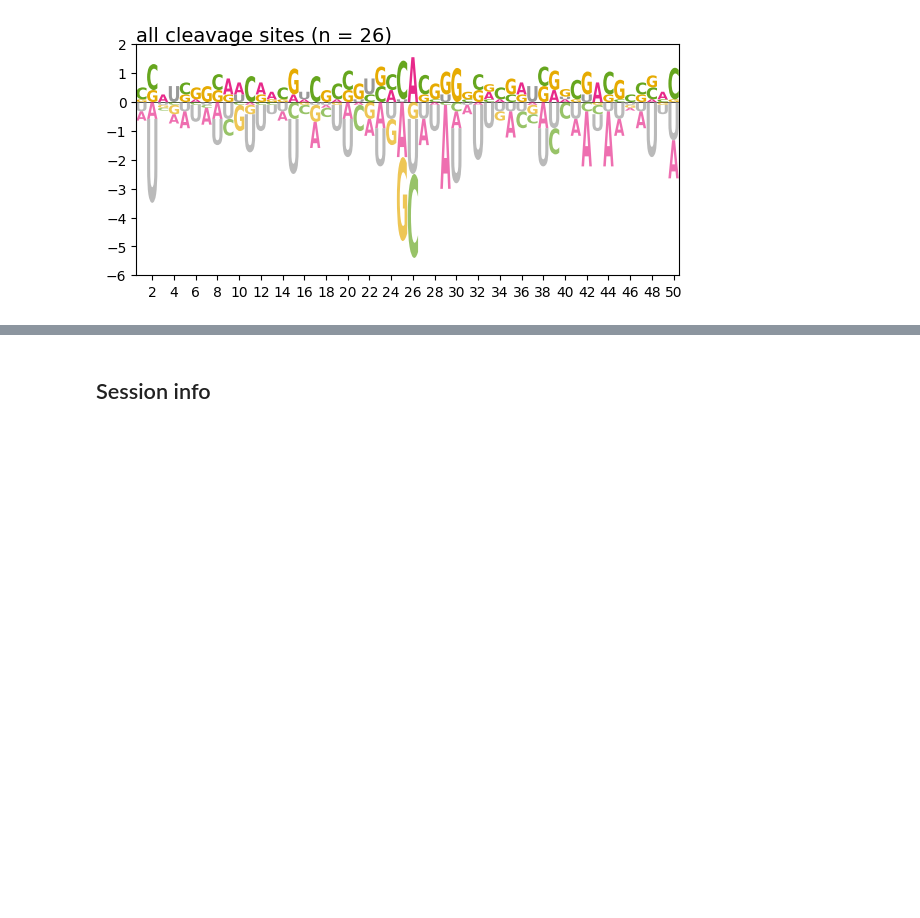
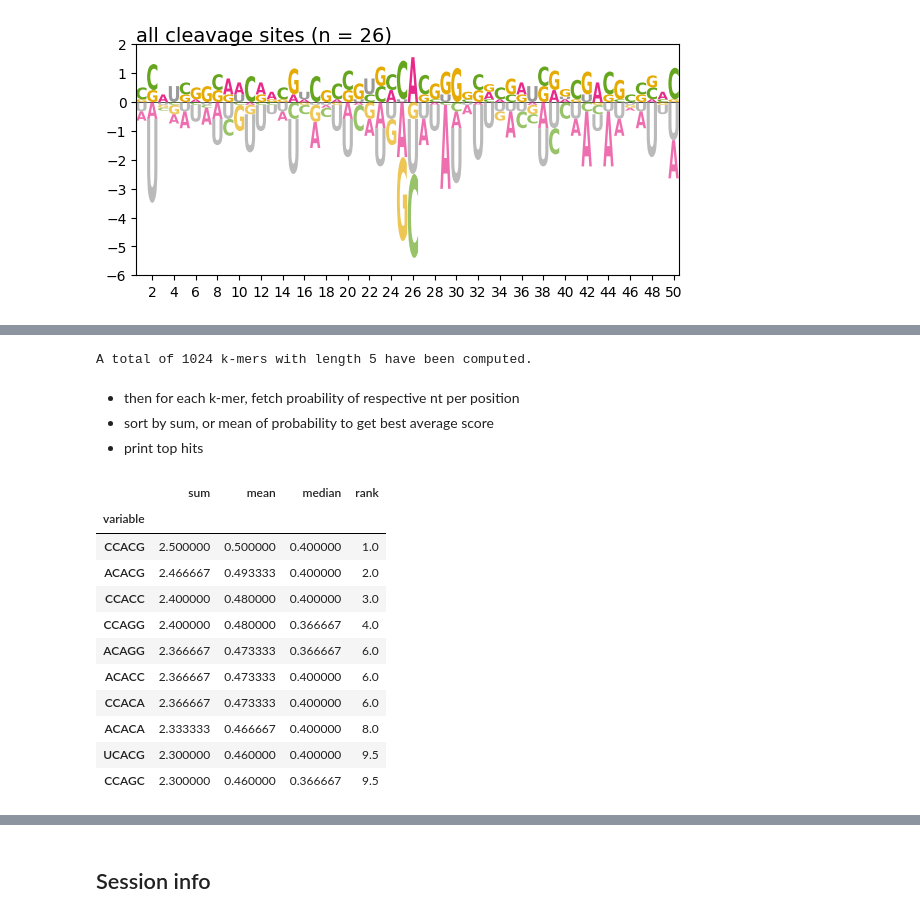
Before and after one commit to MPUSP/bioinfo-code-chunks, a Jupyter notebook: pipeline/plot_logos.ipynb, the cells around one changed output, grey strips where cells are left out. Saved outputs shown, nothing was run; the diff lists cells and outputs as text; code cells hidden in the pictures; blank space fills up the shorter version.

```diff
--- a/pipeline/plot_logos.ipynb
+++ b/pipeline/plot_logos.ipynb
@@ -156,0 +170,51 @@ plt.savefig("../output/sequence_logo.svg")
+# %%
+# compute k-mers, for example with length = 5
+kmer_length = 5
+kmers = [''.join(p) for p in itertools.product(['G', 'A', 'U', 'C'], repeat=kmer_length)]
+print("A total of {0} k-mers with length {1} have been computed.".format(len(kmers), kmer_length))
+
+# make data frame with probabilities
+df_prob = logomaker.alignment_to_matrix(
+    fasta_db, to_type="probability", background=np.array([0.305, 0.195, 0.195, 0.305])
+)
+
+# select a window of length 5, here the interesting region with CA motif
+df_prob = df_prob.iloc[23:28].reset_index()
+# %% [output]
+A total of 1024 k-mers with length 5 have been computed.
+# %% [markdown]
+- then for each k-mer, fetch proability of respective nt per position
+- sort by sum, or mean of probability to get best average score
+- print top hits
+# %%
+# extract nucleotide probabilities and make new df
+result = {}
+for kmer in kmers:
+    result[kmer] = [df_prob.at[pos, kmer[pos]] for pos in range(0, len(kmer))]
+
+result = (
+    pd.DataFrame(result)
+    .melt()
+    .groupby(by="variable", as_index=False, sort=False)
+    .agg(["sum", "mean", "median"])
+    .value
+    .sort_values("sum", ascending=False)
+)
+
+result["rank"] = result["sum"].rank(ascending=False)
+
+# print top 10 hits
+result.head(10)
+# %% [output]
+|  | sum | mean | median | rank |
+| variable |  |  |  |  |
+| CCACG | 2.500000 | 0.500000 | 0.400000 | 1.0 |
+| ACACG | 2.466667 | 0.493333 | 0.400000 | 2.0 |
+| CCACC | 2.400000 | 0.480000 | 0.400000 | 3.0 |
+| CCAGG | 2.400000 | 0.480000 | 0.366667 | 4.0 |
+| ACAGG | 2.366667 | 0.473333 | 0.366667 | 6.0 |
+| ACACC | 2.366667 | 0.473333 | 0.400000 | 6.0 |
+| CCACA | 2.366667 | 0.473333 | 0.400000 | 6.0 |
+| ACACA | 2.333333 | 0.466667 | 0.400000 | 8.0 |
+| UCACG | 2.300000 | 0.460000 | 0.400000 | 9.5 |
+| CCAGC | 2.300000 | 0.460000 | 0.366667 | 9.5 |
```
Also changed, not shown: parts of 10 cells of this notebook, 2 other files.
